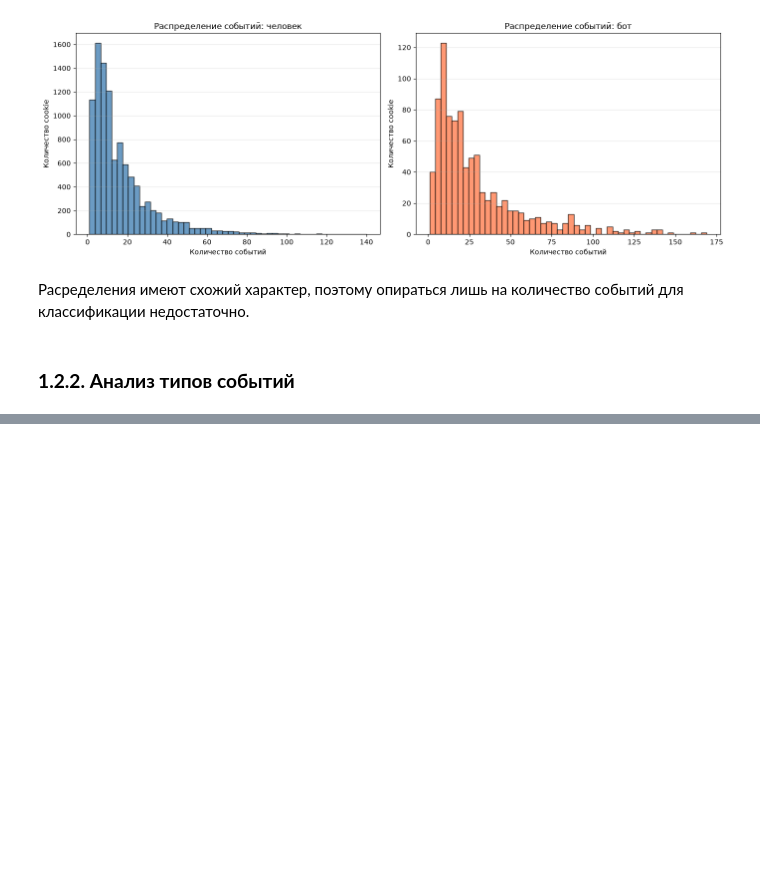
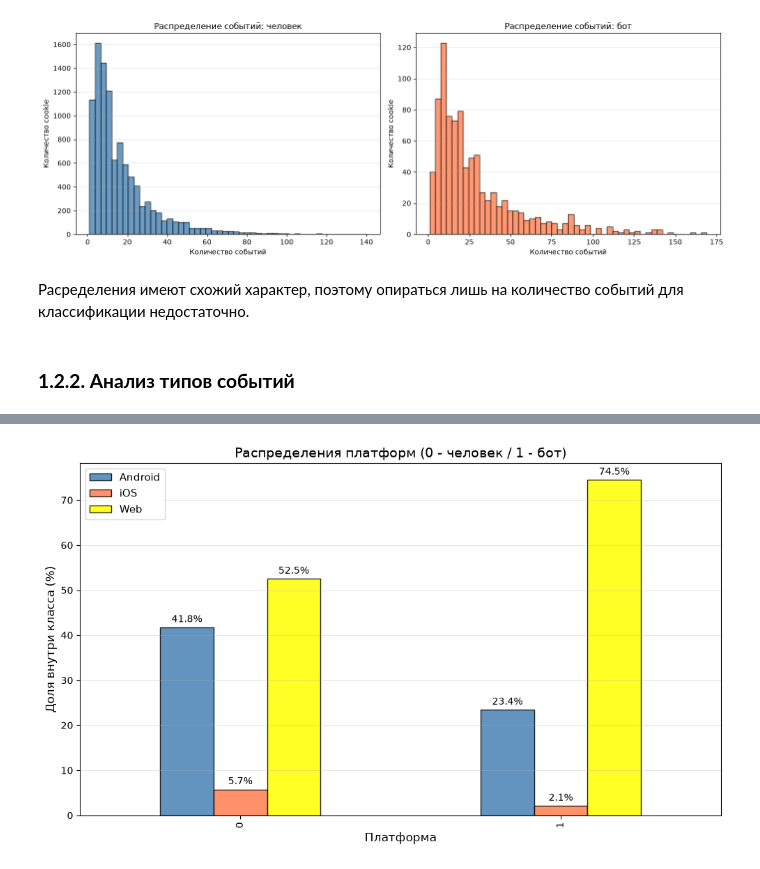
Before and after one commit to shshi23/avito-antibot, a Jupyter notebook: notebooks/01_eda.ipynb, the cells around one changed output, grey strips where cells are left out. Drawn from its saved outputs; the diff is of its cells as text; code cells hidden in the pictures; blank space fills up the shorter version.

```diff
--- a/notebooks/01_eda.ipynb
+++ b/notebooks/01_eda.ipynb
@@ -260,0 +376,12 @@ plt.show()
+# %%
+# Приводим все значения к нижнему регистру для унификации
+events_filtered['platform_clean'] = events_filtered['platform'].str.lower()
+
+# Заменяем 'desktop' на 'web' (синонимы)
+events_filtered['platform_clean'] = events_filtered['platform_clean'].replace('desktop', 'web')
+
+# Заменяем 'iphone' на 'ios' (одна платформа)
+events_filtered['platform_clean'] = events_filtered['platform_clean'].replace('iphone', 'ios')
+
+print("Уникальные значения после предобработки:")
+print(events_filtered['platform_clean'].value_counts())
@@ -260,0 +397,6 @@ plt.show()
+# %%
+platform_by_target = events_filtered.groupby(['target', 'platform_clean']).size().unstack(fill_value=0)
+platform_pct = platform_by_target.div(platform_by_target.sum(axis=1), axis=0) * 100
+
+print("Распределение платформ по классам (%):")
+display(platform_pct.round(2))
@@ -260,0 +409,18 @@ plt.show()
+# %%
+fig, ax = plt.subplots(figsize=(10, 6))
+
+platform_pct.plot(kind='bar', ax=ax, color=['steelblue', 'coral', 'yellow'], alpha=0.85, edgecolor='black')
+
+for container in ax.containers:
+    ax.bar_label(container, fmt='%.1f%%', fontsize=10, padding=3)
+
+ax.set_xlabel('Платформа', fontsize=12)
+ax.set_ylabel('Доля внутри класса (%)', fontsize=12)
+ax.set_title('Распределения платформ (0 - человек / 1 - бот)', fontsize=14)
+ax.legend(['Android', 'iOS', 'Web'], fontsize=11)
+ax.grid(axis='y', alpha=0.3)
+
+plt.tight_layout()
+plt.show()
+# %% [output]
+[figure, added]
```
Also changed, not shown: parts of 50 cells of this notebook.
